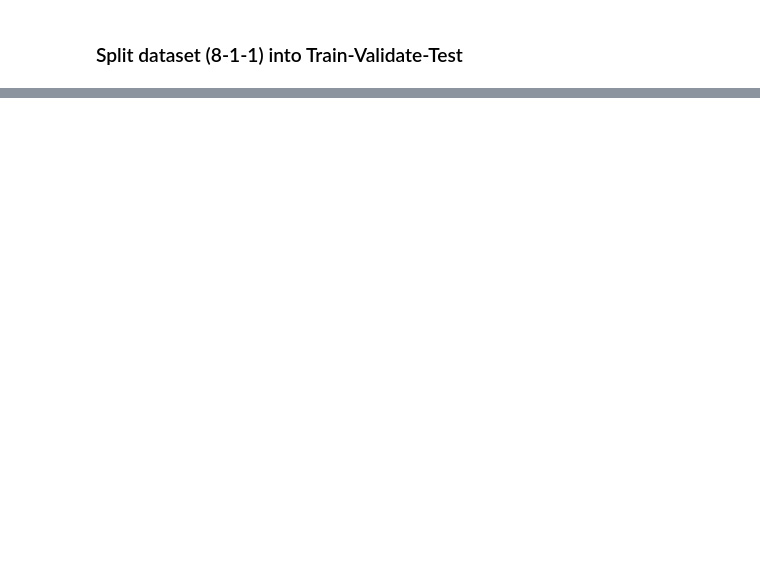
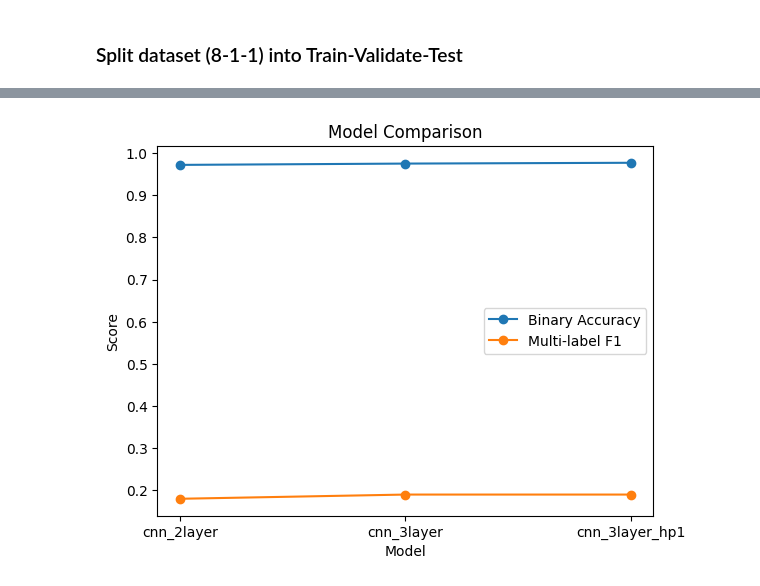
Before and after one commit to senggkiat/anomaly_detection_xray_scans, a Jupyter notebook: notebooks/1_cnn.ipynb, the cells around one changed output, grey strips where cells are left out. Saved outputs shown, nothing was run; the diff lists cells and outputs as text; code cells hidden in the pictures; blank space fills up the shorter version.

```diff
--- a/notebooks/1_cnn.ipynb
+++ b/notebooks/1_cnn.ipynb
@@ -457,0 +972,18 @@ KeyboardInterrupt:
+# %%
+models = ['cnn_2layer', 'cnn_3layer', 'cnn_3layer_hp1']
+binary_acc = [0.9719, 0.9750, 0.9769]
+multi_f1 = [0.18, 0.19, 0.19]
+
+plt.figure()
+
+plt.plot(models, binary_acc, marker='o', label='Binary Accuracy')
+plt.plot(models, multi_f1, marker='o', label='Multi-label F1')
+
+plt.xlabel('Model')
+plt.ylabel('Score')
+plt.title('Model Comparison')
+plt.legend()
+
+plt.show()
+# %% [output]
+[figure, added]
```
Also changed, not shown: parts of 31 cells of this notebook, 11 other files.
